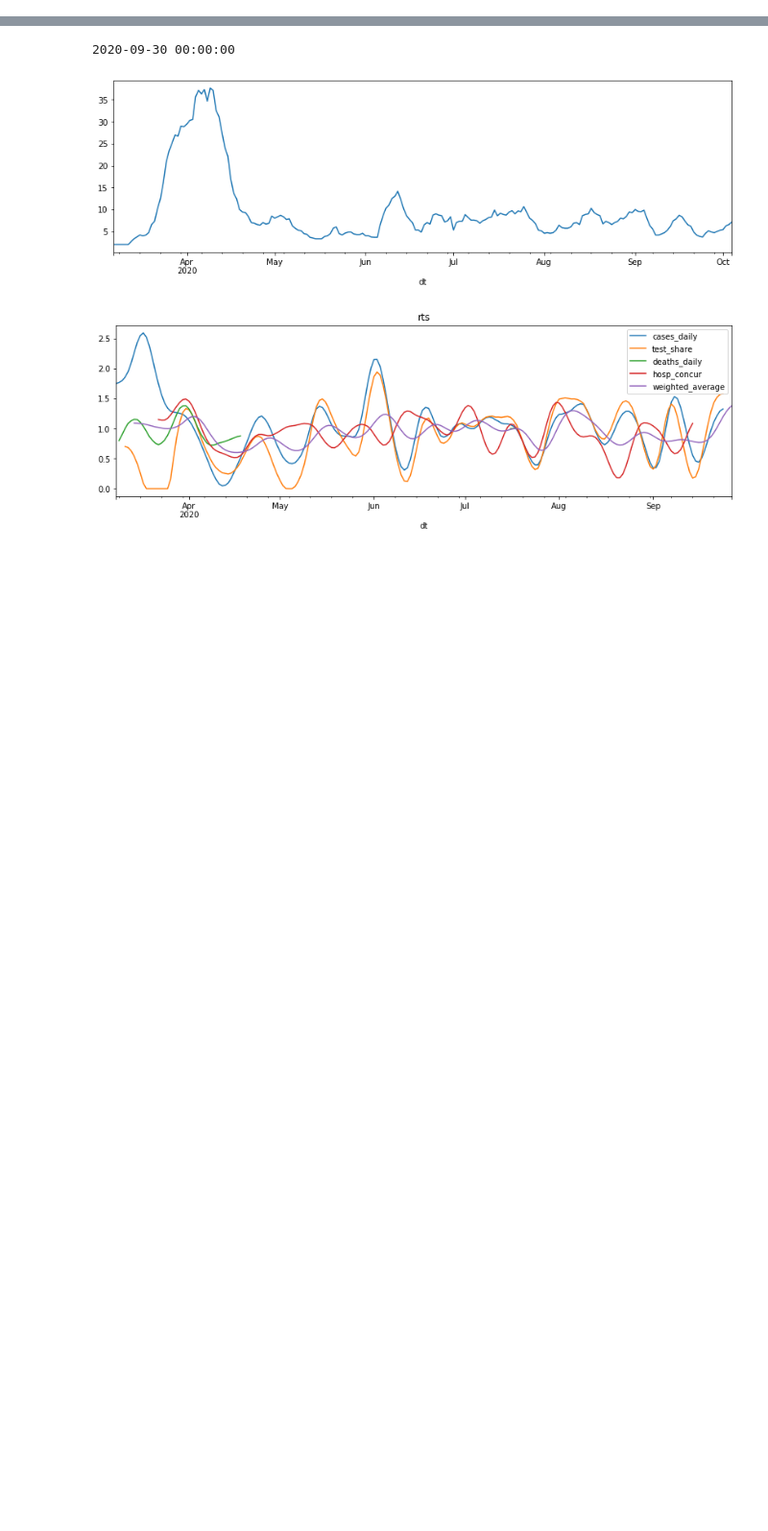
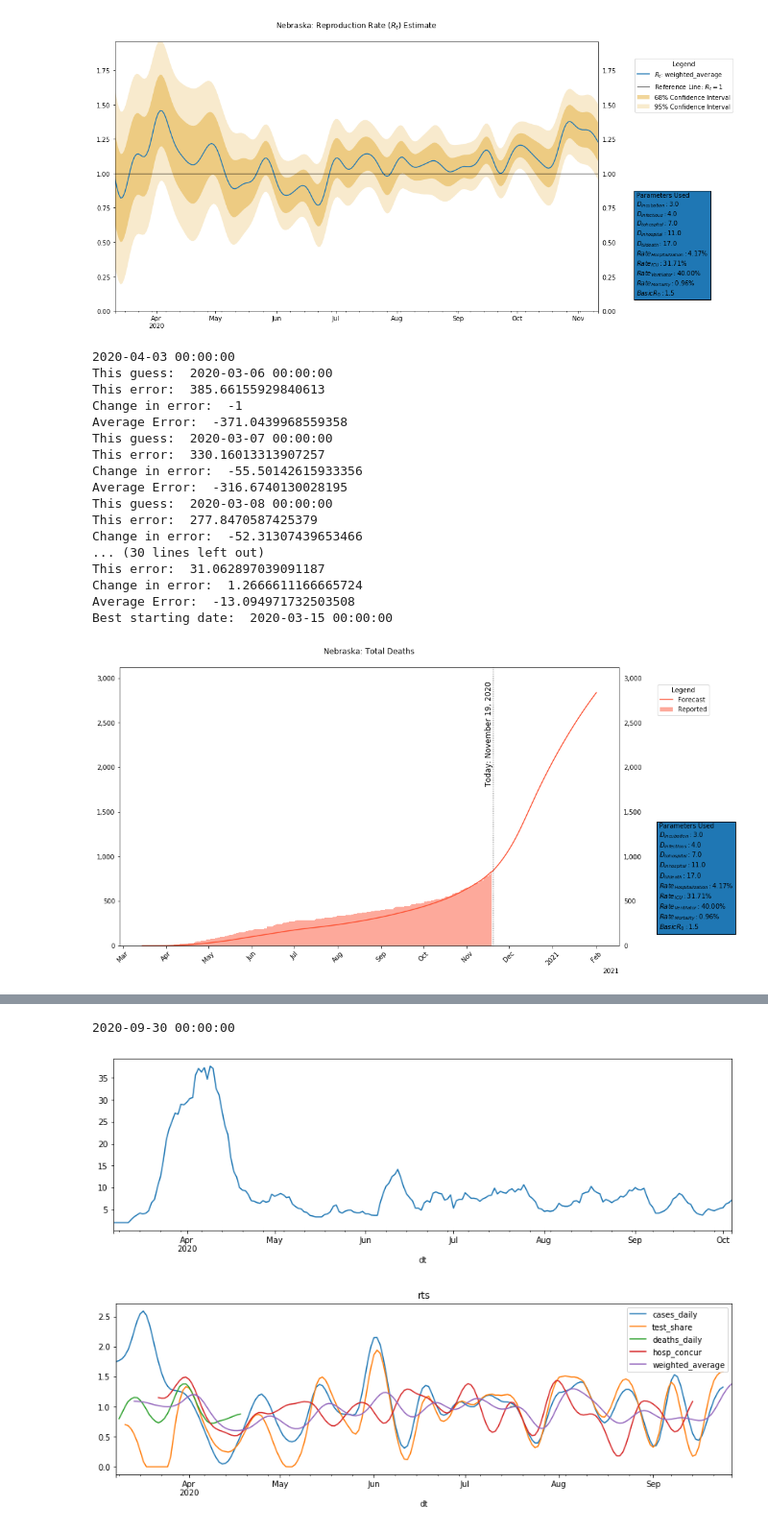
Before and after one commit to donnellymjd/coronita, a Jupyter notebook: ReproductionRateModelDev.ipynb, the cells around one changed output, grey strips where cells are left out. Shown at 96% size. Cells and saved outputs as stored; diff of their text form; code cells hidden in the pictures; blank space fills up the shorter version.

Commit message:
Updated with hospital capacity and jump off forecasts.

```diff
--- a/ReproductionRateModelDev.ipynb
+++ b/ReproductionRateModelDev.ipynb
@@ -83,0 +91,35 @@ ax = ch_rt_confid(model_dict)
+# %%
+model_dict = make_model_dict_state('NE',abbrev_us_state,df_census,
+    df_st_testing_fmt,
+    covid_params,
+    d_to_forecast=75,
+    df_mvmt=df_goog_mob_state)
+ax = ch_rt_confid(model_dict); plt.show()
+
+local_r0_date = model_dict['df_rts'].loc['2020-02-01':'2020-04-30', 'weighted_average'].idxmax()
+print(local_r0_date)
+model_dict2 = model_find_start(local_r0_date - pd.Timedelta(days=28), model_dict)
+
+ax = ch_deaths_tot(model_dict2); plt.show()
+ax = ch_hosp_concur(model_dict2); plt.show()
+ax = ch_exposed_infectious(model_dict2); plt.show()
+# %% [output]
+[figure, added]
+2020-04-03 00:00:00
+This guess:  2020-03-06 00:00:00
+This error:  385.66155929840613
+Change in error:  -1
+Average Error:  -371.0439968559358
+This guess:  2020-03-07 00:00:00
+This error:  330.16013313907257
+Change in error:  -55.50142615933356
+Average Error:  -316.6740130028195
+This guess:  2020-03-08 00:00:00
+This error:  277.8470587425379
+Change in error:  -52.31307439653466
+... (30 lines left out)
+This error:  31.062897039091187
+Change in error:  1.2666611166665724
+Average Error:  -13.094971732503508
+Best starting date:  2020-03-15 00:00:00
+[figure, added]
```
Also changed, not shown: parts of 5 cells of this notebook, 7 other files.
